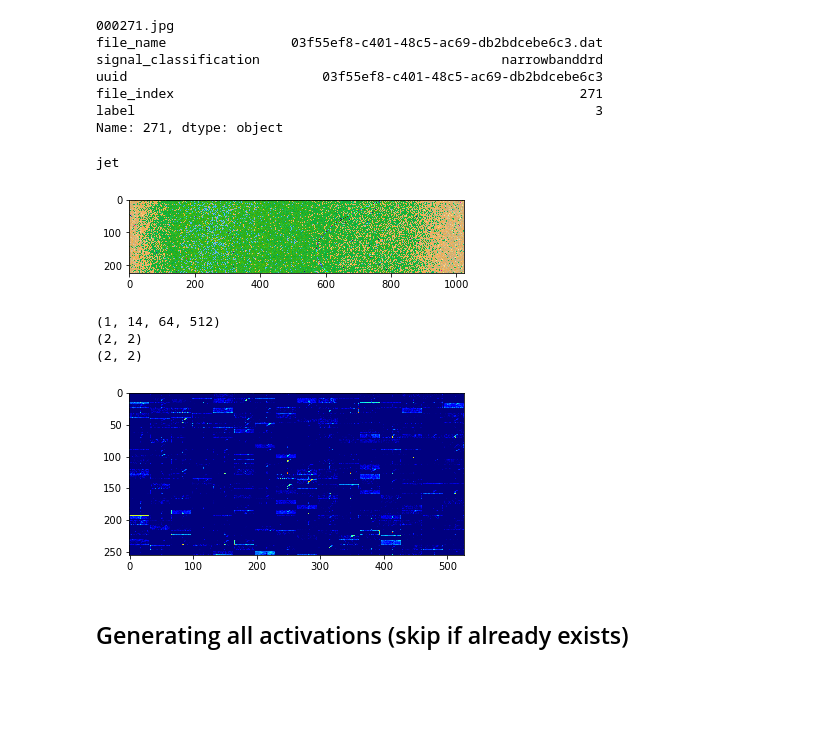
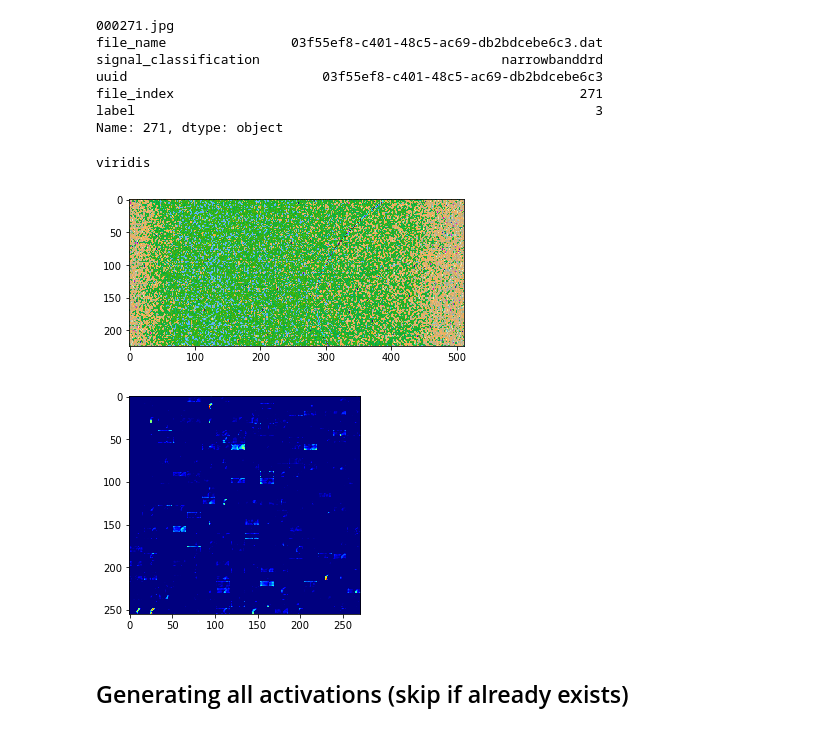
Before and after one commit to akashmjn/cs341-ibm-seti, a Jupyter notebook: Guoli/Guoli-data-generate-images-activations.ipynb, the cells around one changed output. Cells and saved outputs as stored; diff of their text form; code cells hidden in the pictures; blank space fills up the shorter version.

```diff
--- a/Guoli/Guoli-data-generate-images-activations.ipynb
+++ b/Guoli/Guoli-data-generate-images-activations.ipynb
@@ -114,9 +115,9 @@ for key in subsetSpectrograms.keys():
 ## Individually examining activations
 # %%
 # Loading in table with info on files
-fileListDF = pd.read_csv("fileList.csv")
+fileListDF = pd.read_csv("../data/fileList.csv")
 # Loading in an arbitrary file
-imgPath = "data/specdataimages/"
+imgPath = "../data/specdataimages_512x224_4/"
 fnum = 40
 imgfiles = [f for f in os.listdir(imgPath) if os.path.isfile(os.path.join(imgPath, f))]
 image = np.asarray(Image.open(os.path.join(imgPath,imgfiles[fnum])))
@@ -138,18 +139,15 @@ print plt.get_cmap().name
 plt.imshow(image[0])
 plt.show()
 # %% [output]
-jet
+viridis
-[figure, old version]
+[figure, new version]
 # %%
 # Loading in the model
 base_model = VGG16(weights='imagenet', include_top=False)
 # Viewing VGG activations on the entire image
-imageAct = cu.datautils.modelActivations(base_model,'block4_pool',image,poolfit=(7,32),save=True,show=True)
+imageAct = cu.datautils.modelActivations(base_model,'block5_pool',image,poolfit=None,save=True,show=True)
 # %% [output]
-(1, 14, 64, 512)
-(2, 2)
-(2, 2)
-[figure, old version]
+[figure, new version]
 # %% [markdown]
 ## Generating all activations (skip if already exists)
 # %%
```
Also changed, not shown: parts of 8 cells of this notebook, 7 other files.
